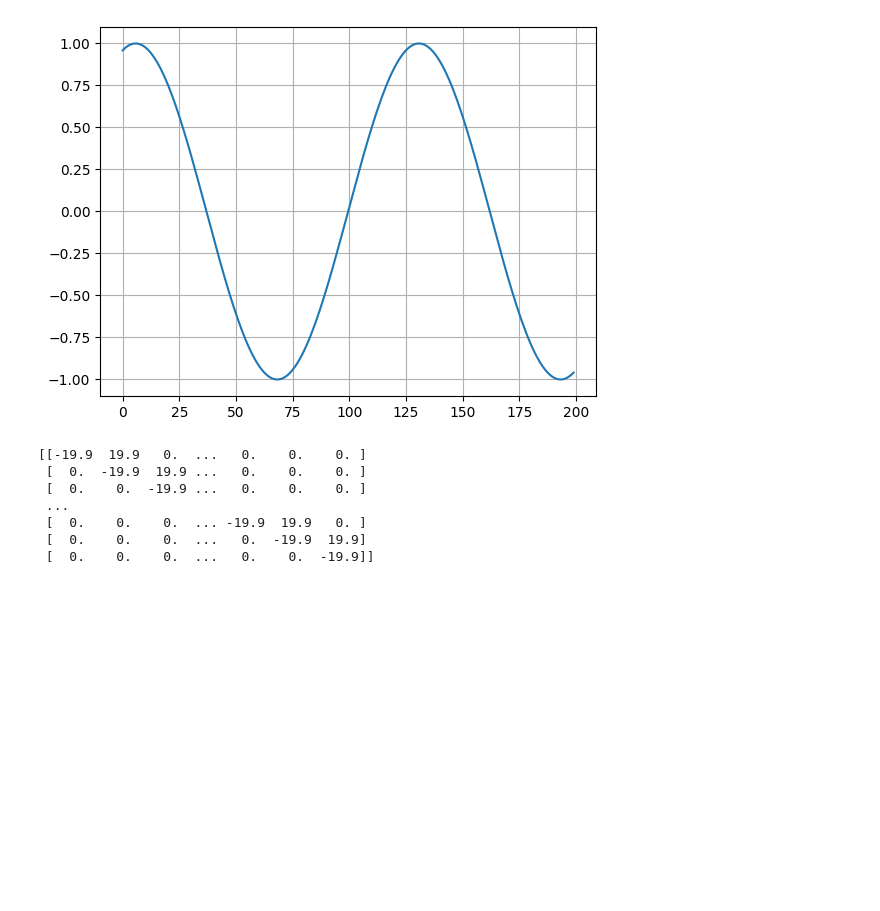
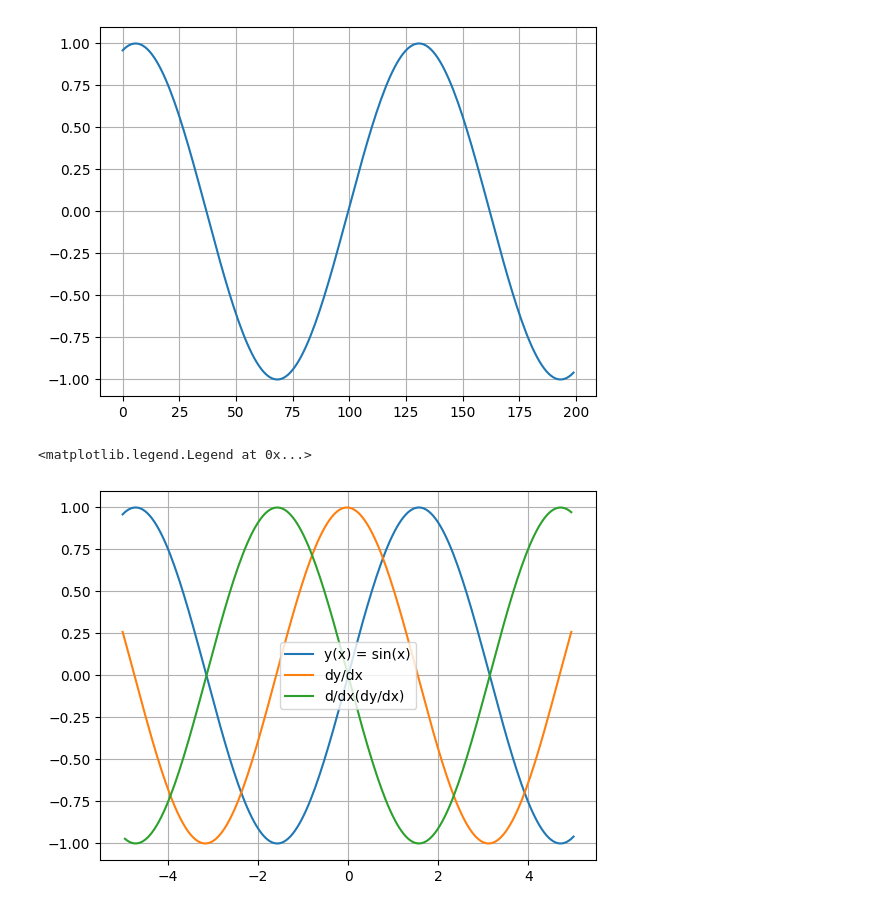
Before and after one commit to ananthapadmanabhan18/P452_Computational_Physics, a Jupyter notebook: Term_Project/Term_project.ipynb, the cells around one changed output. Cells and saved outputs as stored; diff of their text form; code cells hidden in the pictures; blank space fills up the shorter version.

```diff
--- a/Term_Project/Term_project.ipynb
+++ b/Term_Project/Term_project.ipynb
@@ -13,15 +15,19 @@ plt.grid()
 h=x[1]-x[0]
 # %% [output]
 [figure]
-# %%
-D=-np.eye(n_grid)+np.diagflat(np.ones(n_grid-1),1)
-D = D / h
-print(D)
-# %% [output]
-[[-19.9  19.9   0.  ...   0.    0.    0. ]
- [  0.  -19.9  19.9 ...   0.    0.    0. ]
- [  0.    0.  -19.9 ...   0.    0.    0. ]
- ...
- [  0.    0.    0.  ... -19.9  19.9   0. ]
- [  0.    0.    0.  ...   0.  -19.9  19.9]
- [  0.    0.    0.  ...   0.    0.  -19.9]]
+# %%
+D=-np.eye(n_grid)+np.diagflat(np.ones(n_grid-1),1)
+D = D / h
+
+D2=D.dot(-D.T)
+D2[-1,-1]=D2[0,0]
+
+
+plt.plot(x,y, label="y(x) = sin(x)")
+plt.plot(x[:-1],D.dot(y)[:-1], label=r"dy/dx")
+plt.plot(x[1:-1],D2.dot(y)[1:-1], label=r"d/dx(dy/dx)")
+plt.grid()
+plt.legend()
+# %% [output]
+<matplotlib.legend.Legend at 0x...>
+[figure, added]
```
Also changed, not shown: parts of 3 cells of this notebook.
